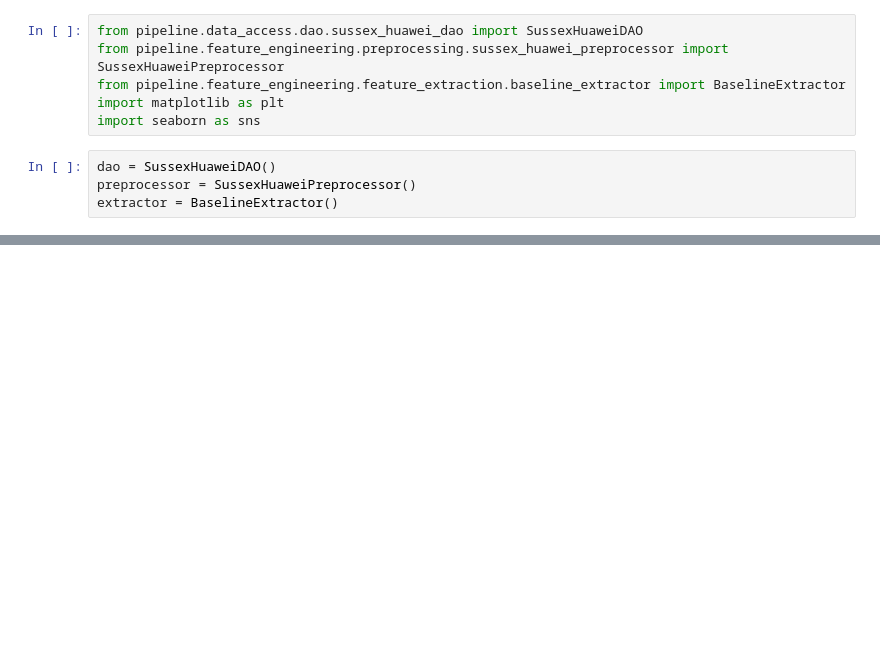
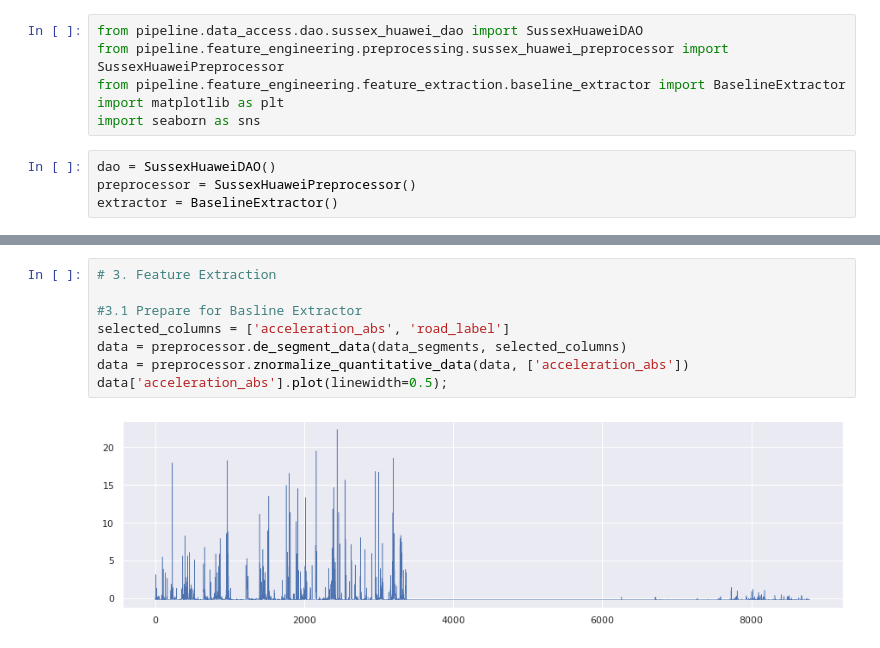
Before and after one commit to lorenz0890/road_condition_classification, a Jupyter notebook: rctc_notebook.ipynb, the cells around one changed output, grey strips where cells are left out. Saved outputs shown, nothing was run; the diff lists cells and outputs as text; blank space fills up the shorter version.

```diff
--- a/rctc_notebook.ipynb
+++ b/rctc_notebook.ipynb
@@ -113 +113,11 @@ print(data_segments[5]['road_label'].iloc[0]); # 3 = Country
+# %%
+# 3. Feature Extraction
+
+#3.1 Prepare for Basline Extractor
+selected_columns = ['acceleration_abs', 'road_label']
+data = preprocessor.de_segment_data(data_segments, selected_columns)
+data = preprocessor.znormalize_quantitative_data(data, ['acceleration_abs'])
+data['acceleration_abs'].plot(linewidth=0.5);
+# %% [output]
+[figure, added]
 # %%
```
Also changed, not shown: parts of 12 cells of this notebook.
